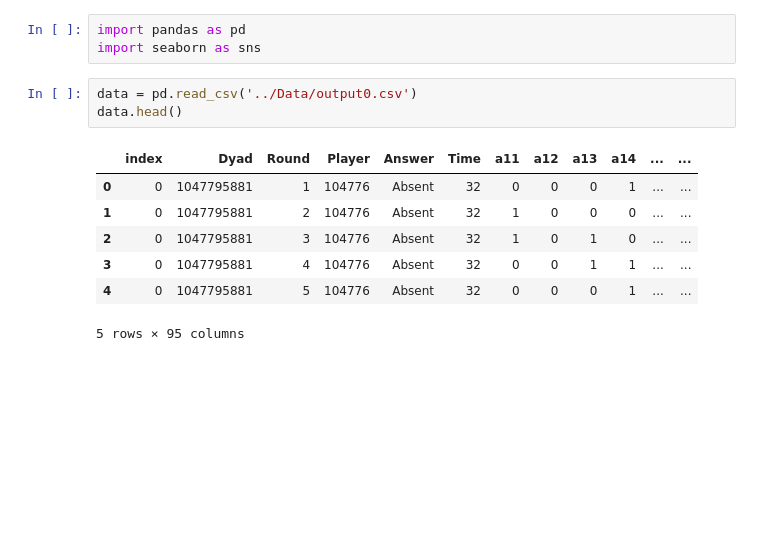
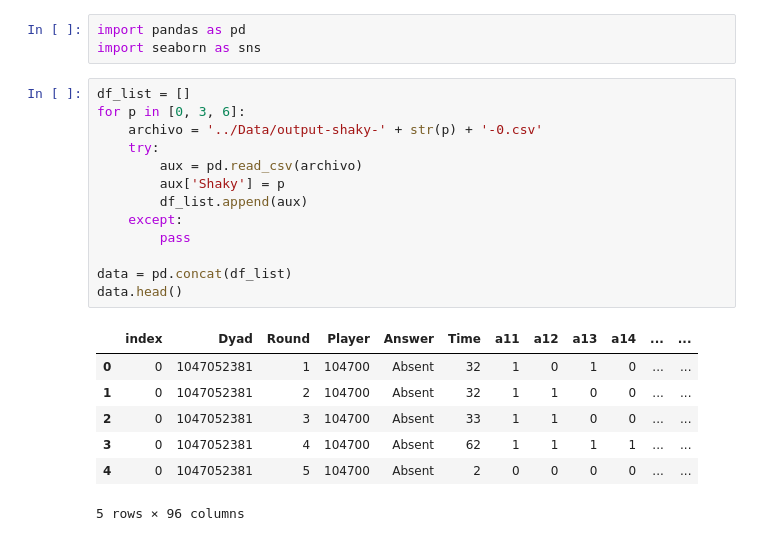
Before and after one commit to Slendercoder/DCL-DataAnalysis, a Jupyter notebook: Python codes/Untitled1.ipynb, the cells around one changed output. Saved outputs shown, nothing was run; the diff lists cells and outputs as text; blank space fills up the shorter version.

```diff
--- a/Python codes/Untitled1.ipynb
+++ b/Python codes/Untitled1.ipynb
@@ -1,15 +1,25 @@
 # %%
 import pandas as pd
 import seaborn as sns
-# %%
-data = pd.read_csv('../Data/output0.csv')
-data.head()
-# %% [output]
-|  | index | Dyad | Round | Player | Answer | Time | a11 | a12 | a13 | a14 | ... | ... |
-| 0 | 0 | 1047795881 | 1 | 104776 | Absent | 32 | 0 | 0 | 0 | 1 | ... | ... |
-| 1 | 0 | 1047795881 | 2 | 104776 | Absent | 32 | 1 | 0 | 0 | 0 | ... | ... |
-| 2 | 0 | 1047795881 | 3 | 104776 | Absent | 32 | 1 | 0 | 1 | 0 | ... | ... |
-| 3 | 0 | 1047795881 | 4 | 104776 | Absent | 32 | 0 | 0 | 1 | 1 | ... | ... |
-| 4 | 0 | 1047795881 | 5 | 104776 | Absent | 32 | 0 | 0 | 0 | 1 | ... | ... |
-5 rows × 95 columns
+# %%
+df_list = []
+for p in [0, 3, 6]:
+    archivo = '../Data/output-shaky-' + str(p) + '-0.csv'
+    try:
+        aux = pd.read_csv(archivo)
+        aux['Shaky'] = p
+        df_list.append(aux)
+    except:
+        pass
+
+data = pd.concat(df_list)
+data.head()
+# %% [output]
+|  | index | Dyad | Round | Player | Answer | Time | a11 | a12 | a13 | a14 | ... | ... |
+| 0 | 0 | 1047052381 | 1 | 104700 | Absent | 32 | 1 | 0 | 1 | 0 | ... | ... |
+| 1 | 0 | 1047052381 | 2 | 104700 | Absent | 32 | 1 | 1 | 0 | 0 | ... | ... |
+| 2 | 0 | 1047052381 | 3 | 104700 | Absent | 33 | 1 | 1 | 0 | 0 | ... | ... |
+| 3 | 0 | 1047052381 | 4 | 104700 | Absent | 62 | 1 | 1 | 1 | 1 | ... | ... |
+| 4 | 0 | 1047052381 | 5 | 104700 | Absent | 2 | 0 | 0 | 0 | 0 | ... | ... |
+5 rows × 96 columns
 # %%
```
Also changed, not shown: parts of 2 cells of this notebook, 40 other files.
